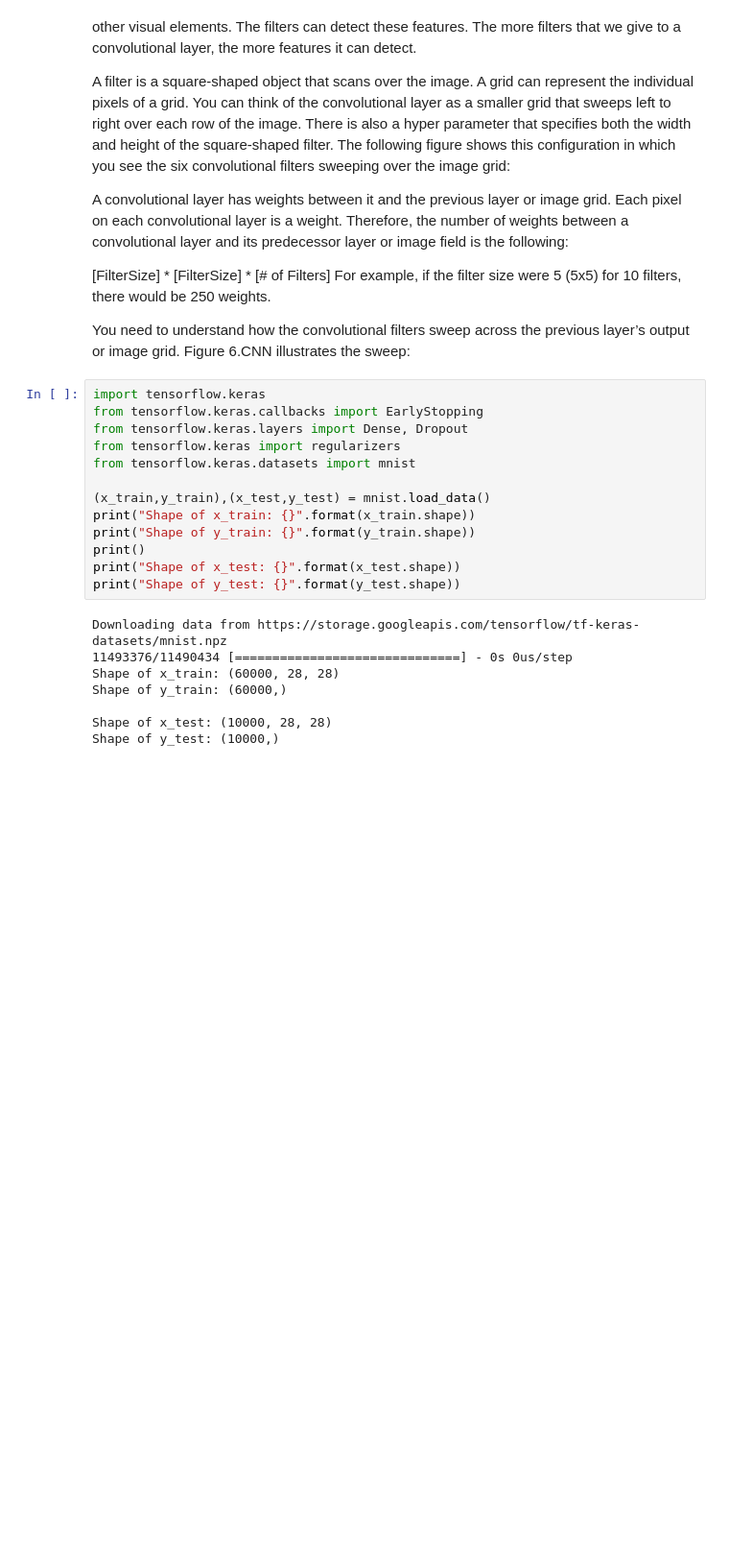
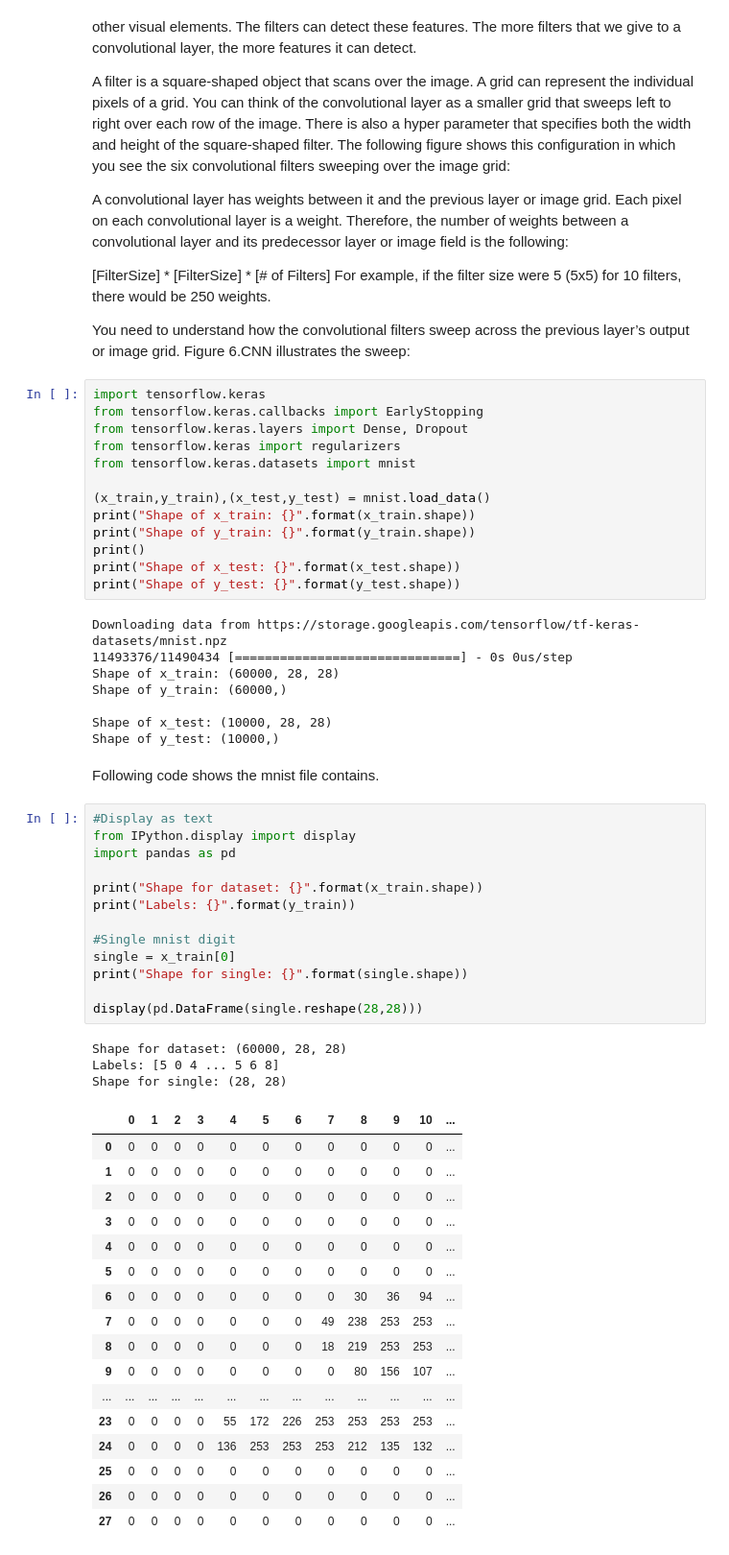
Before and after one commit to PorasS/AI, a Jupyter notebook: CNNminist.ipynb, the cells around one changed output. Shown: that part at 96% size. Saved outputs shown, nothing was run; the diff lists cells and outputs as text; blank space fills up the shorter version.

```diff
--- a/CNNminist.ipynb
+++ b/CNNminist.ipynb
@@ -74,3 +74,39 @@ Shape of y_train: (60000,)
 
 Shape of x_test: (10000, 28, 28)
 Shape of y_test: (10000,)
+# %% [markdown]
+Following code shows the mnist file contains.
+# %%
+#Display as text
+from IPython.display import display
+import pandas as pd
+
+print("Shape for dataset: {}".format(x_train.shape))
+print("Labels: {}".format(y_train))
+
+#Single mnist digit
+single = x_train[0]
+print("Shape for single: {}".format(single.shape))
+
+display(pd.DataFrame(single.reshape(28,28)))
+# %% [output]
+Shape for dataset: (60000, 28, 28)
+Labels: [5 0 4 ... 5 6 8]
+Shape for single: (28, 28)
+|  | 0 | 1 | 2 | 3 | 4 | 5 | 6 | 7 | 8 | 9 | 10 | ... |
+| 0 | 0 | 0 | 0 | 0 | 0 | 0 | 0 | 0 | 0 | 0 | 0 | ... |
+| 1 | 0 | 0 | 0 | 0 | 0 | 0 | 0 | 0 | 0 | 0 | 0 | ... |
+| 2 | 0 | 0 | 0 | 0 | 0 | 0 | 0 | 0 | 0 | 0 | 0 | ... |
+| 3 | 0 | 0 | 0 | 0 | 0 | 0 | 0 | 0 | 0 | 0 | 0 | ... |
+| 4 | 0 | 0 | 0 | 0 | 0 | 0 | 0 | 0 | 0 | 0 | 0 | ... |
+| 5 | 0 | 0 | 0 | 0 | 0 | 0 | 0 | 0 | 0 | 0 | 0 | ... |
+| 6 | 0 | 0 | 0 | 0 | 0 | 0 | 0 | 0 | 30 | 36 | 94 | ... |
+| 7 | 0 | 0 | 0 | 0 | 0 | 0 | 0 | 49 | 238 | 253 | 253 | ... |
+| 8 | 0 | 0 | 0 | 0 | 0 | 0 | 0 | 18 | 219 | 253 | 253 | ... |
+| 9 | 0 | 0 | 0 | 0 | 0 | 0 | 0 | 0 | 80 | 156 | 107 | ... |
+| ... | ... | ... | ... | ... | ... | ... | ... | ... | ... | ... | ... | ... |
+| 23 | 0 | 0 | 0 | 0 | 55 | 172 | 226 | 253 | 253 | 253 | 253 | ... |
+| 24 | 0 | 0 | 0 | 0 | 136 | 253 | 253 | 253 | 212 | 135 | 132 | ... |
+| 25 | 0 | 0 | 0 | 0 | 0 | 0 | 0 | 0 | 0 | 0 | 0 | ... |
+| 26 | 0 | 0 | 0 | 0 | 0 | 0 | 0 | 0 | 0 | 0 | 0 | ... |
+| 27 | 0 | 0 | 0 | 0 | 0 | 0 | 0 | 0 | 0 | 0 | 0 | ... |
```
Also changed, not shown: parts of 1 cell of this notebook.
